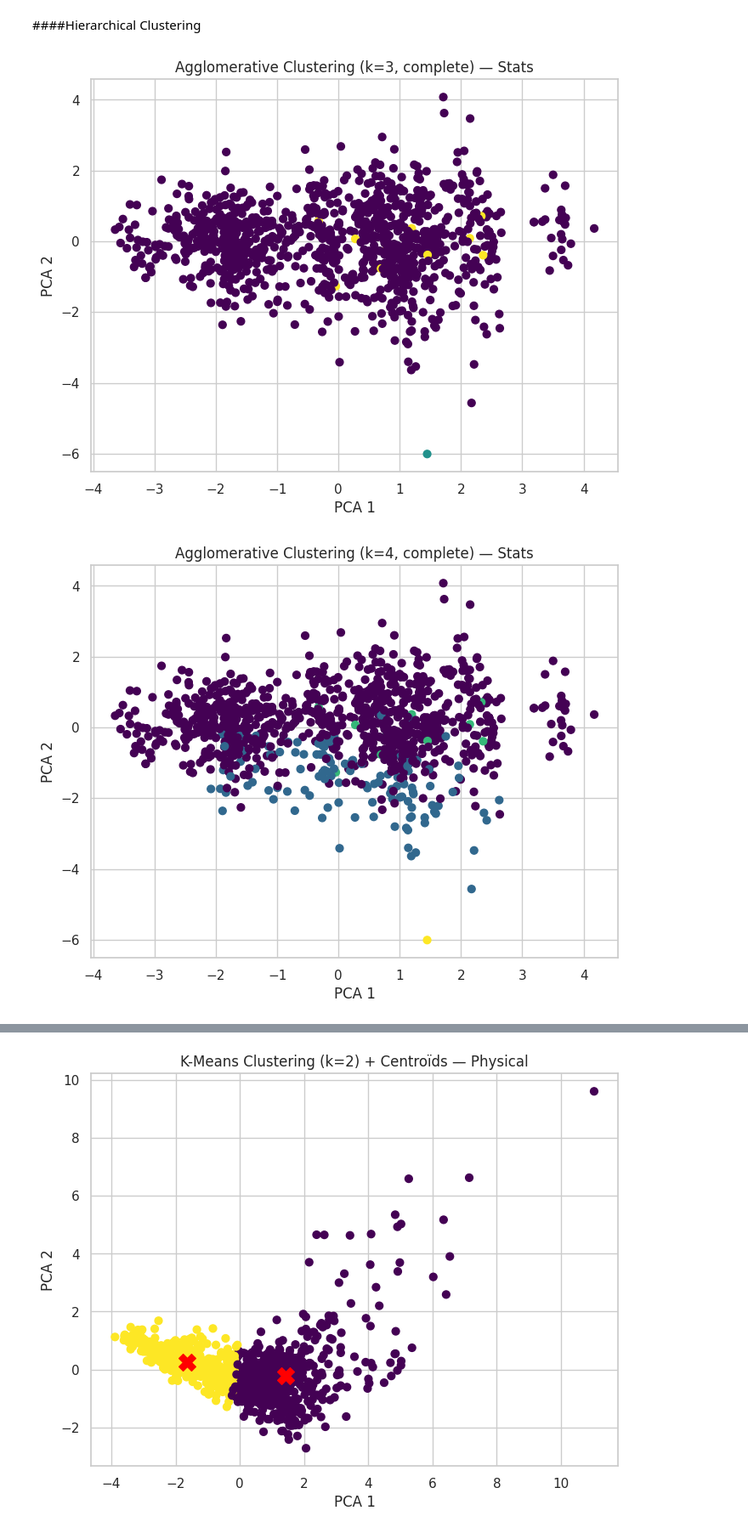
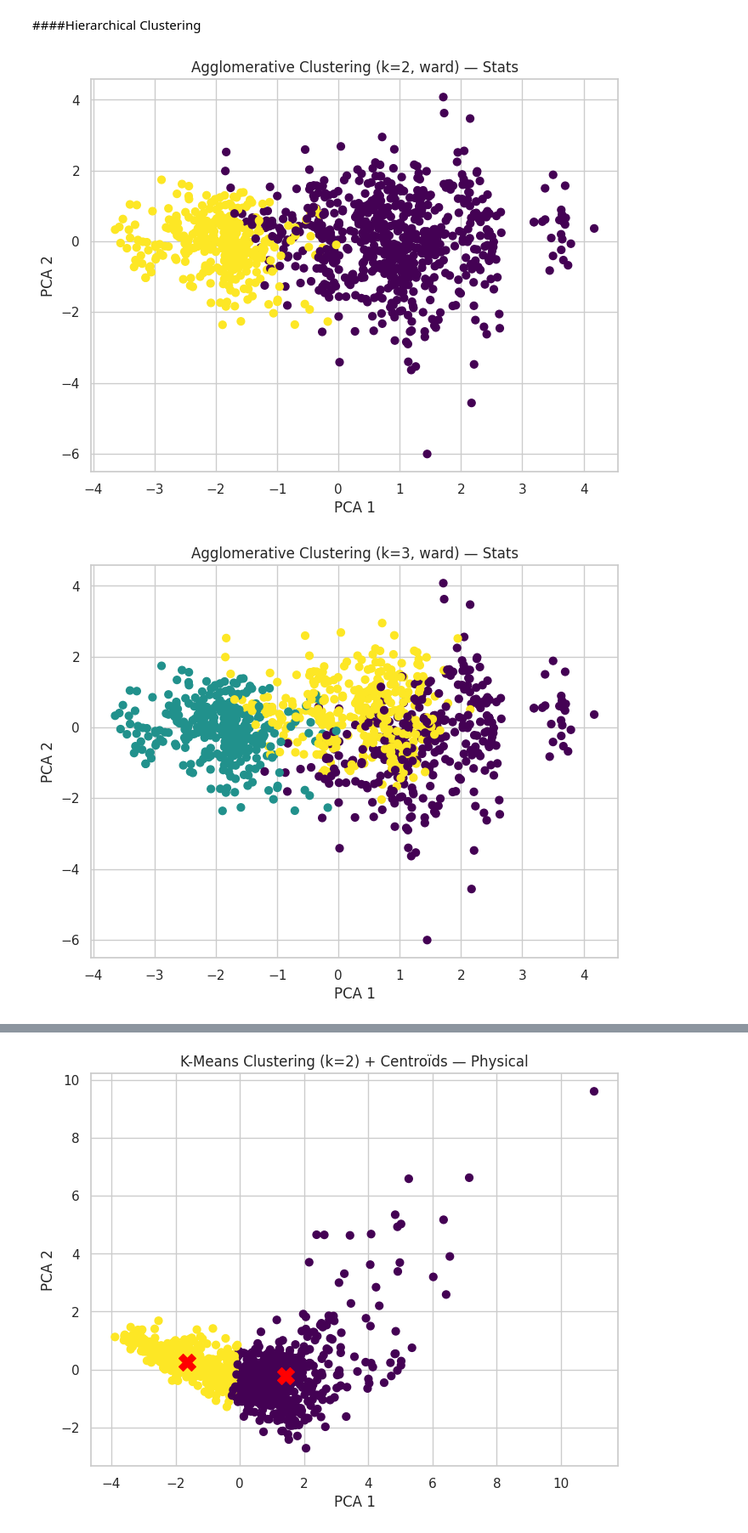
Before and after one commit to NathanaelLUCETTE/projet_ML, a Jupyter notebook: pokemon_clustering_project.ipynb, the cells around one changed output, grey strips where cells are left out. Shown at 85% size. Saved outputs shown, nothing was run; the diff lists cells and outputs as text; code cells hidden in the pictures.

Commit message:
Vérifications des clusters de K-means par comparaison avec DBSCAN et Agglomerative //À terminer

```diff
--- a/pokemon_clustering_project.ipynb
+++ b/pokemon_clustering_project.ipynb
@@ -649,7 +655,7 @@ from sklearn.cluster import AgglomerativeClustering
 from sklearn.decomposition import PCA
 import matplotlib.pyplot as plt
 
-def run_agglomerative(data_scaled, k, linkage="complete", title=""):
+def run_agglomerative(data_scaled, k, linkage="ward", title=""):
     agg = AgglomerativeClustering(n_clusters=k, linkage=linkage)
     labels = agg.fit_predict(data_scaled)
 
@@ -699,8 +705,8 @@ Cela montre que les stats forment une structure continue sans zones de densité
 # %% [markdown]
 ####Hierarchical Clustering
 # %%
+labels_stats_2 = run_agglomerative(df_stats_scaled, 2, title="Stats")
 labels_stats_2 = run_agglomerative(df_stats_scaled, 3, title="Stats")
-labels_stats_3 = run_agglomerative(df_stats_scaled, 4, title="Stats")
 # %% [output]
-[figure, old version]
+[figure, new version]
-[figure, old version]
+[figure, new version]
```
Also changed, not shown: parts of 24 cells of this notebook.
